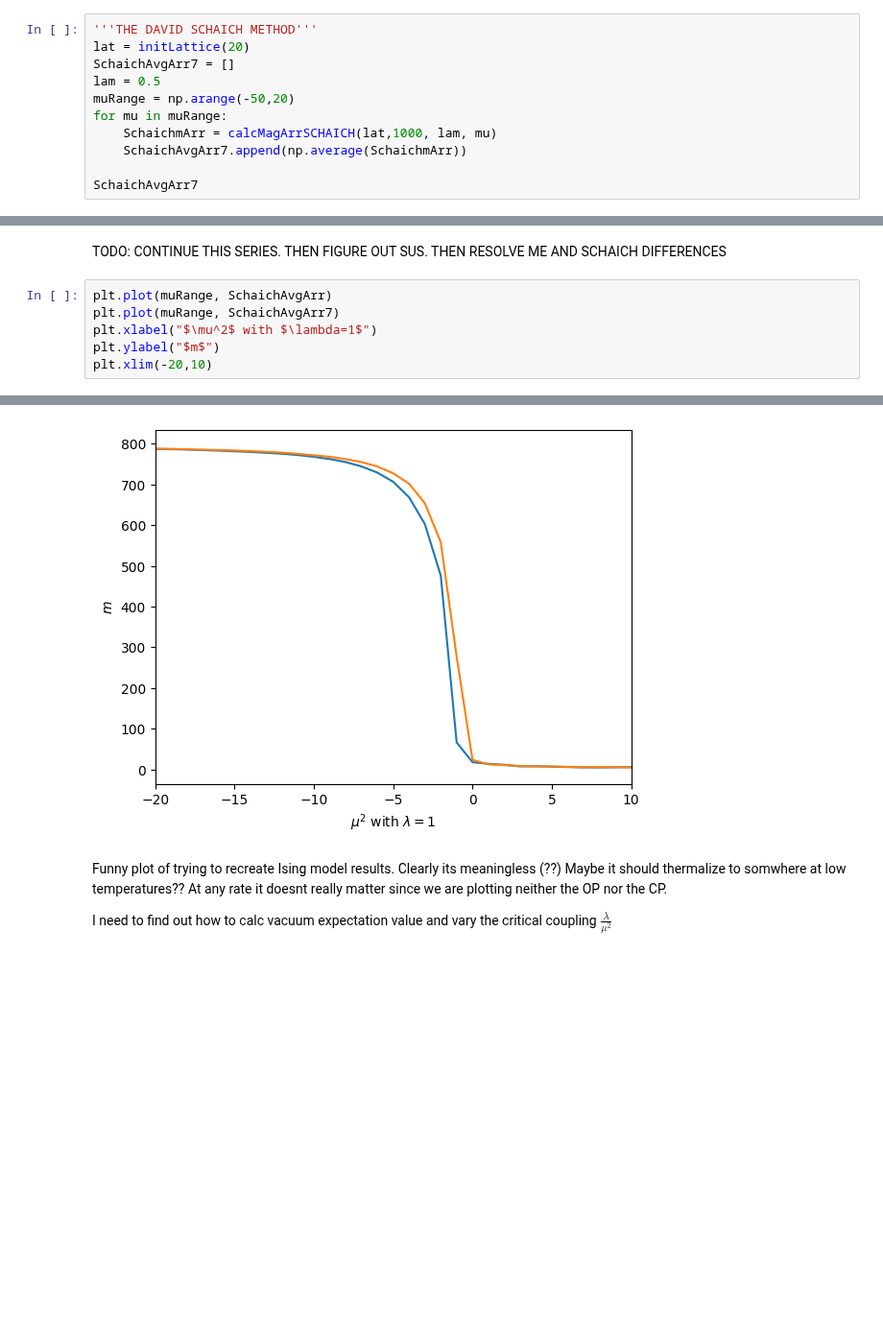
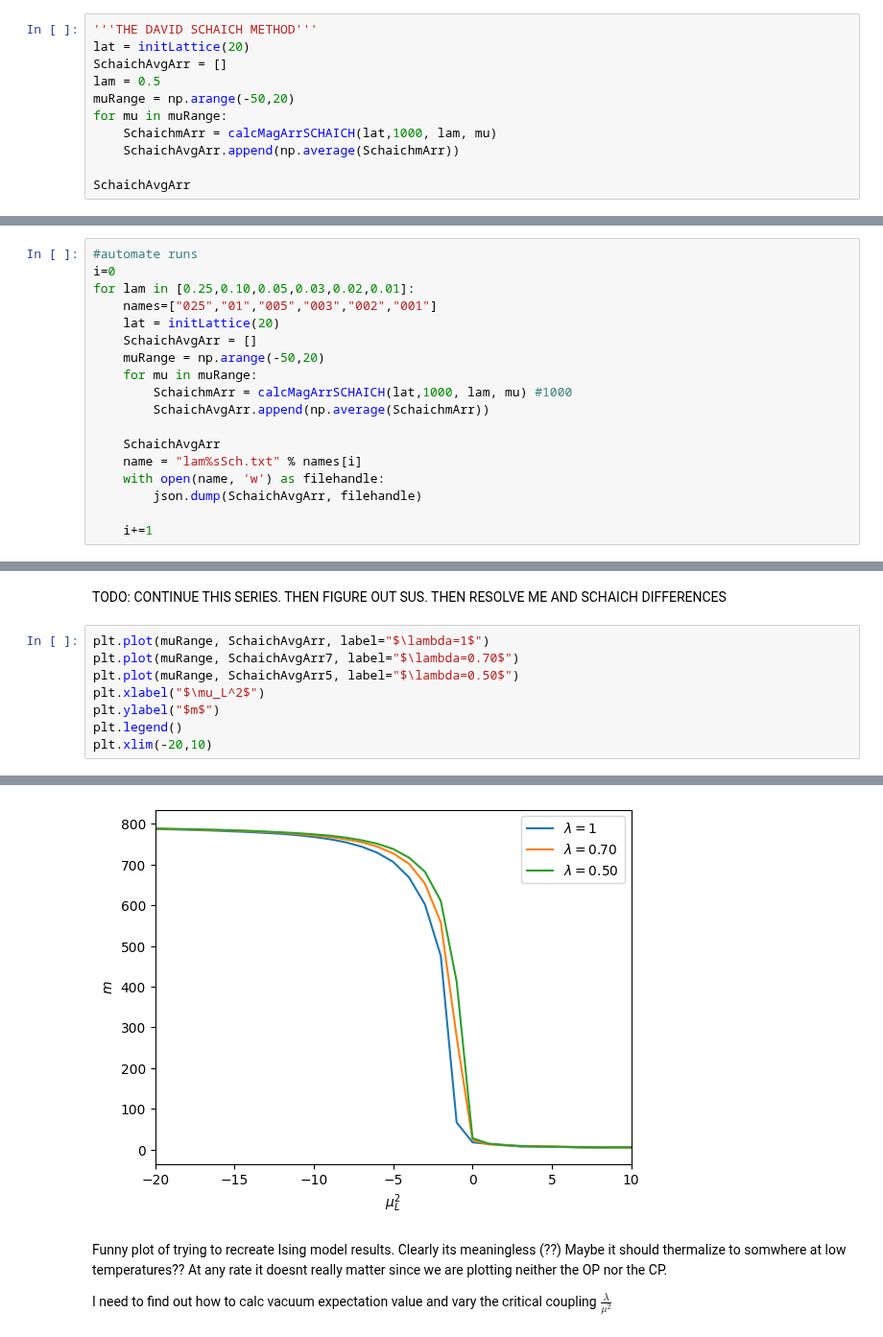
Before and after one commit to noahchanoah/thesis, a Jupyter notebook: FirstPhiFour.ipynb, the cells around one changed output, grey strips where cells are left out. Shown at 96% size. Saved outputs shown, nothing was run; the diff lists cells and outputs as text; blank space fills up the shorter version.

Commit message:
Add automation Schaich

```diff
--- a/FirstPhiFour.ipynb
+++ b/FirstPhiFour.ipynb
@@ -385,11 +385,11 @@ Text(0, 0.5, '$m$')
 # %%
 '''THE DAVID SCHAICH METHOD'''
 lat = initLattice(20)
-SchaichAvgArr7 = []
+SchaichAvgArr = []
 lam = 0.5
 muRange = np.arange(-50,20)
 for mu in muRange:
     SchaichmArr = calcMagArrSCHAICH(lat,1000, lam, mu)
-    SchaichAvgArr7.append(np.average(SchaichmArr))
+    SchaichAvgArr.append(np.average(SchaichmArr))
 
-SchaichAvgArr7
+SchaichAvgArr
@@ -395,0 +416,18 @@ SchaichAvgArr7
+# %%
+#automate runs
+i=0
+for lam in [0.25,0.10,0.05,0.03,0.02,0.01]:
+    names=["025","01","005","003","002","001"]
+    lat = initLattice(20)
+    SchaichAvgArr = []
+    muRange = np.arange(-50,20)
+    for mu in muRange:
+        SchaichmArr = calcMagArrSCHAICH(lat,1000, lam, mu) #1000
+        SchaichAvgArr.append(np.average(SchaichmArr))
+
+    SchaichAvgArr
+    name = "lam%sSch.txt" % names[i]
+    with open(name, 'w') as filehandle:
+        json.dump(SchaichAvgArr, filehandle)
+
+    i+=1
@@ -467,14 +649,16 @@ SchaichAvgArr=[302.7153632414202,
 # %% [markdown]
 TODO: CONTINUE THIS SERIES. THEN FIGURE OUT SUS. THEN RESOLVE ME AND SCHAICH DIFFERENCES
 # %%
-plt.plot(muRange, SchaichAvgArr)
-plt.plot(muRange, SchaichAvgArr7)
-plt.xlabel("$\mu^2$ with $\lambda=1$")
+plt.plot(muRange, SchaichAvgArr, label="$\lambda=1$")
+plt.plot(muRange, SchaichAvgArr7, label="$\lambda=0.70$")
+plt.plot(muRange, SchaichAvgArr5, label="$\lambda=0.50$")
+plt.xlabel("$\mu_L^2$")
 plt.ylabel("$m$")
+plt.legend()
 plt.xlim(-20,10)
 # %% [output]
 (-20.0, 10.0)
-[figure, old version]
+[figure, new version]
 # %% [markdown]
 Funny plot of trying to recreate Ising model results. Clearly its meaningless (??) Maybe it should thermalize to somwhere at low temperatures?? At any rate it doesnt really matter since we are plotting neither the OP nor the CP.
 
```
Also changed, not shown: parts of 4 cells of this notebook.
